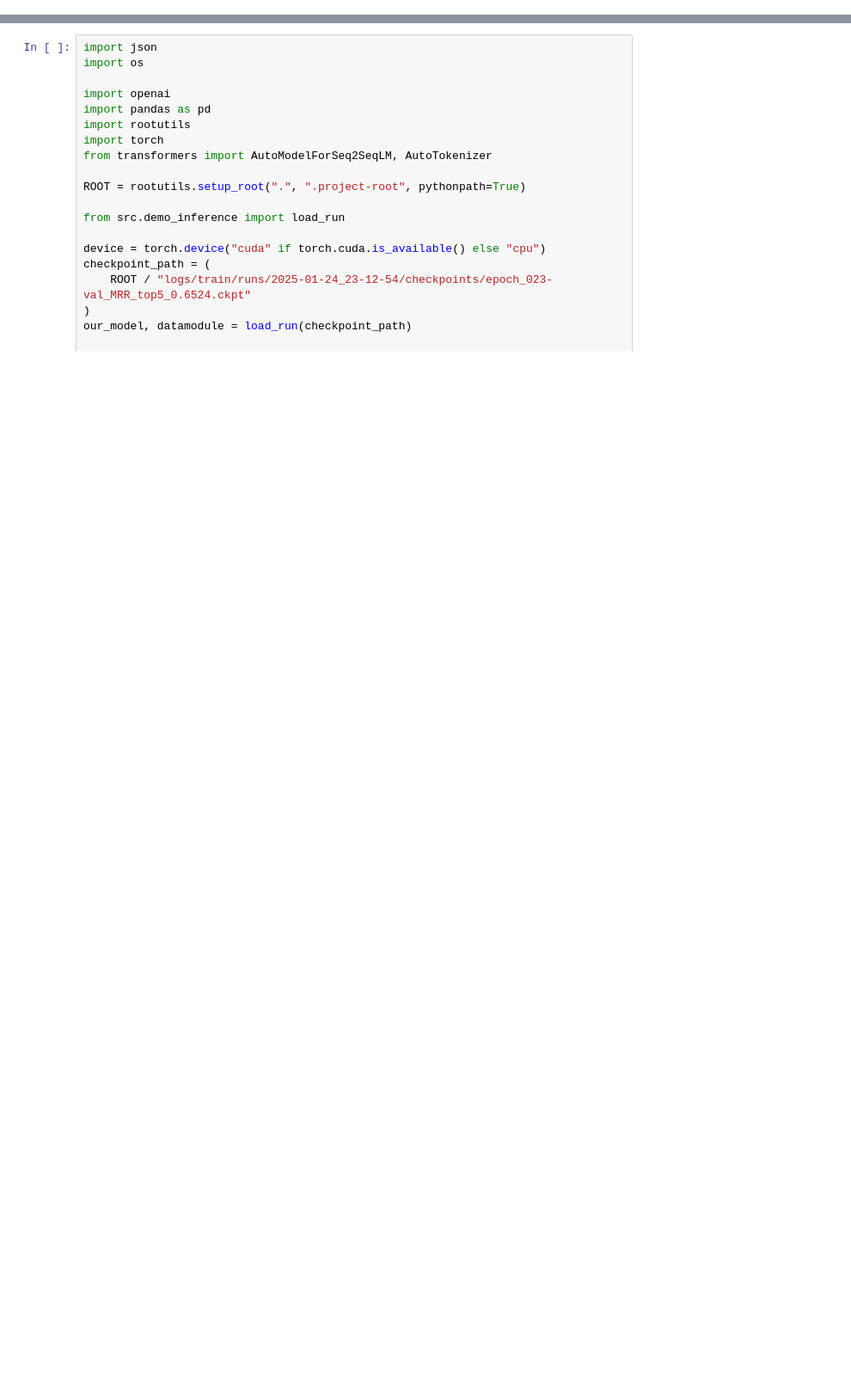
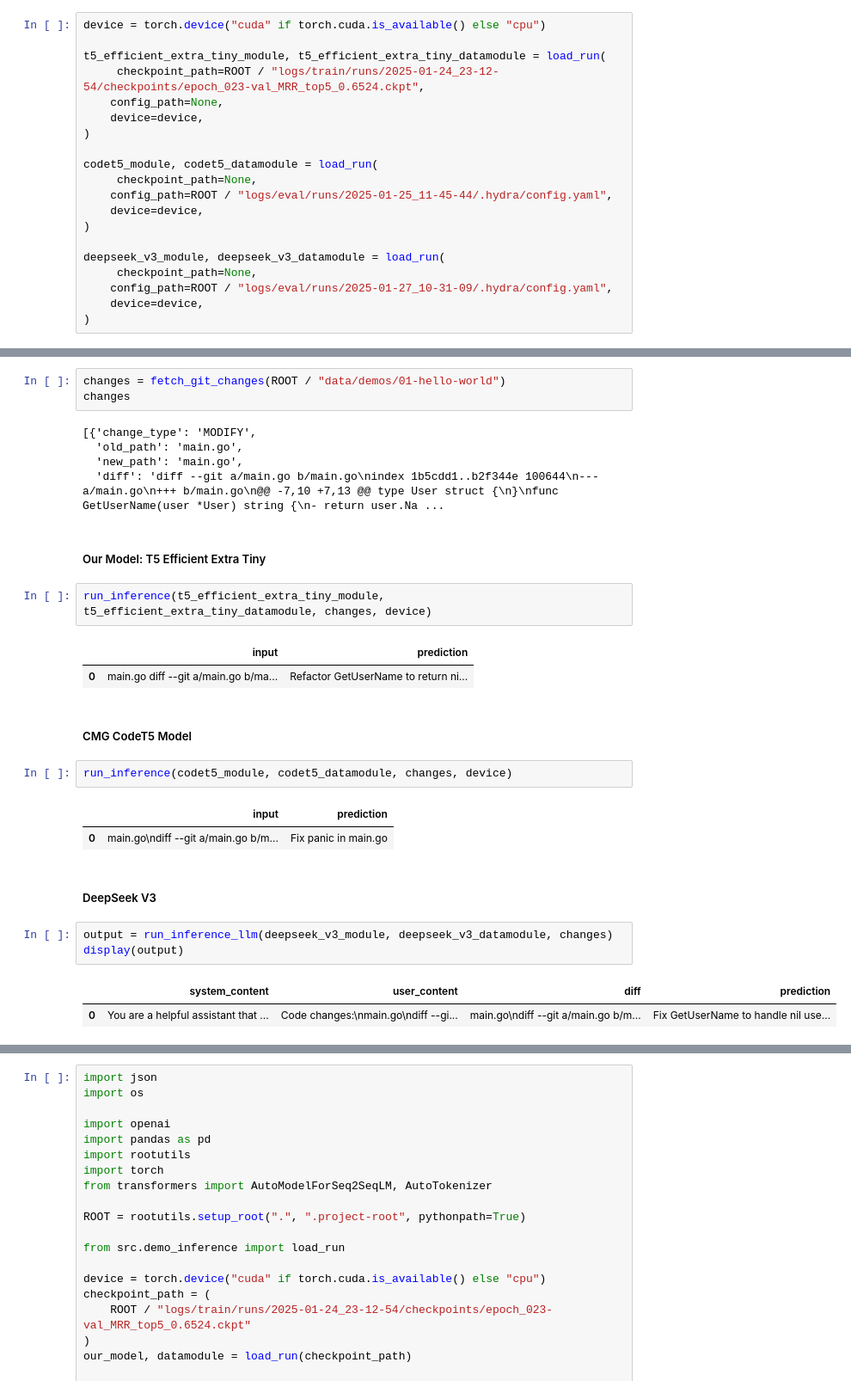
Before and after one commit to ZHCSJ666/ML-24-25, a Jupyter notebook: notebooks/demo.ipynb, the cells around one changed output, grey strips where cells are left out. Shown: that part at 86% size. Saved outputs shown, nothing was run; the diff lists cells and outputs as text; blank space fills up the shorter version.

```diff
--- a/notebooks/demo.ipynb
+++ b/notebooks/demo.ipynb
@@ -0,0 +18,20 @@
+# %%
+device = torch.device("cuda" if torch.cuda.is_available() else "cpu")
+
+t5_efficient_extra_tiny_module, t5_efficient_extra_tiny_datamodule = load_run(
+     checkpoint_path=ROOT / "logs/train/runs/2025-01-24_23-12-54/checkpoints/epoch_023-val_MRR_top5_0.6524.ckpt",
+    config_path=None,
+    device=device,
+)
+
+codet5_module, codet5_datamodule = load_run(
+     checkpoint_path=None,
+    config_path=ROOT / "logs/eval/runs/2025-01-25_11-45-44/.hydra/config.yaml",
+    device=device,
+)
+
+deepseek_v3_module, deepseek_v3_datamodule = load_run(
+     checkpoint_path=None,
+    config_path=ROOT / "logs/eval/runs/2025-01-27_10-31-09/.hydra/config.yaml",
+    device=device,
+)
@@ -0,0 +43,30 @@
+# %%
+changes = fetch_git_changes(ROOT / "data/demos/01-hello-world")
+changes
+# %% [output]
+[{'change_type': 'MODIFY',
+  'old_path': 'main.go',
+  'new_path': 'main.go',
+  'diff': 'diff --git a/main.go b/main.go\nindex 1b5cdd1..b2f344e 100644\n--- a/main.go\n+++ b/main.go\n@@ -7,10 +7,13 @@ type User struct {\n}\nfunc GetUserName(user *User) string {\n- return user.Na ...
+# %% [markdown]
+##### Our Model: T5 Efficient Extra Tiny
+# %%
+run_inference(t5_efficient_extra_tiny_module, t5_efficient_extra_tiny_datamodule, changes, device)
+# %% [output]
+|  | input | prediction |
+| 0 | main.go diff --git a/main.go b/ma... | Refactor GetUserName to return ni... |
+# %% [markdown]
+##### CMG CodeT5 Model
+# %%
+run_inference(codet5_module, codet5_datamodule, changes, device)
+# %% [output]
+|  | input | prediction |
+| 0 | main.go\ndiff --git a/main.go b/m... | Fix panic in main.go |
+# %% [markdown]
+##### DeepSeek V3
+# %%
+output = run_inference_llm(deepseek_v3_module, deepseek_v3_datamodule, changes)
+display(output)
+# %% [output]
+|  | system_content | user_content | diff | prediction |
+| 0 | You are a helpful assistant that ... | Code changes:\nmain.go\ndiff --gi... | main.go\ndiff --git a/main.go b/m... | Fix GetUserName to handle nil use... |
```
Also changed, not shown: parts of 30 cells of this notebook, 26 other files.
